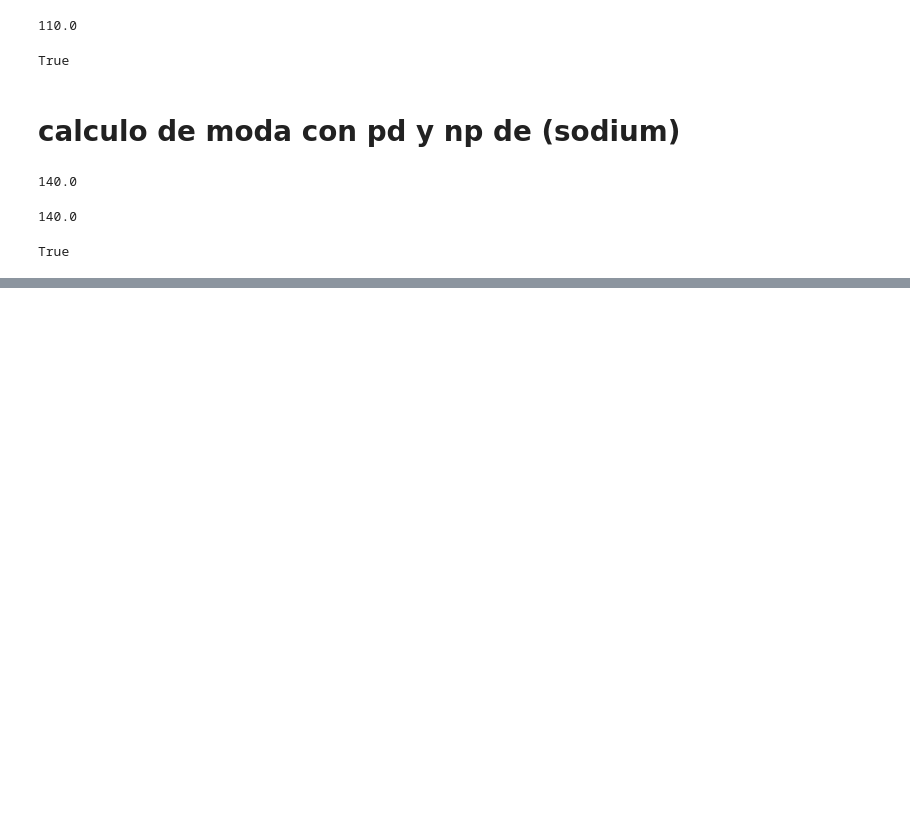
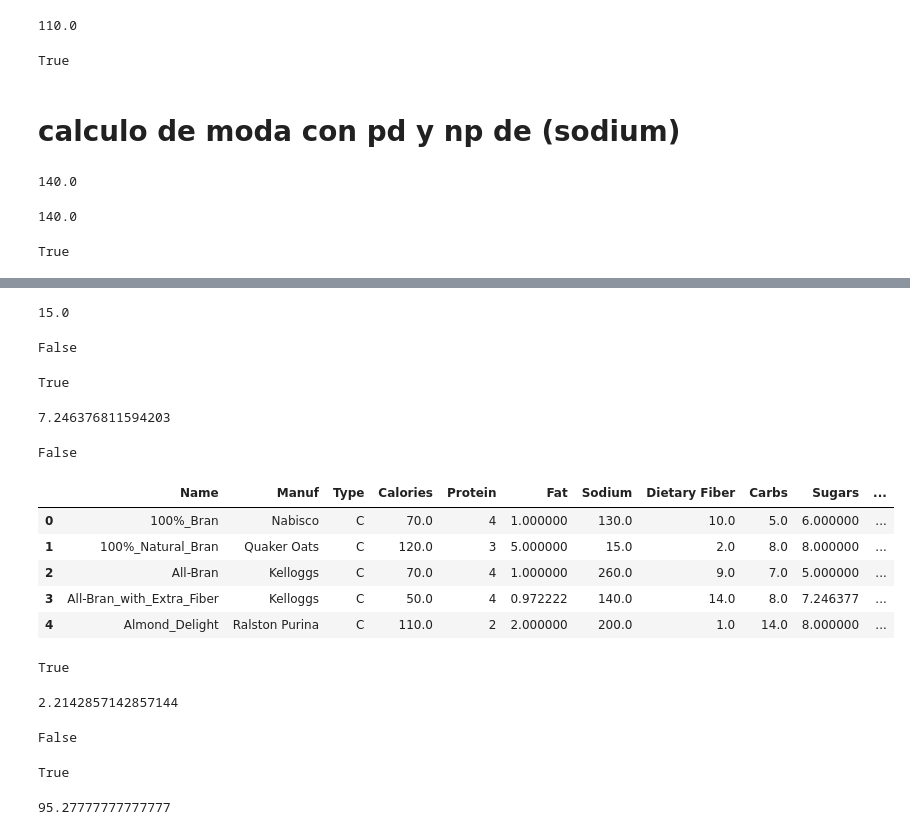
Before and after one commit to Kevin12-0/python-practics, a Jupyter notebook: ejecicios/notebook.ipynb, the cells around one changed output, grey strips where cells are left out. Cells and saved outputs as stored; diff of their text form; code cells hidden in the pictures; blank space fills up the shorter version.

```diff
--- a/ejecicios/notebook.ipynb
+++ b/ejecicios/notebook.ipynb
@@ -328,0 +430,56 @@ True
+# %%
+media_carbs = DFCereal['Carbs'].mean()
+media_carbs
+# %% [output]
+15.0
+# %%
+DFCereal["Carbs"] = DFCereal["Carbs"].fillna(media_carbs)
+DFCereal["Carbs"].isnull().any()
+# %% [output]
+False
+# %%
+DFCereal["Sugars"].isnull().any()
+# %% [output]
+True
+# %%
+media_sugars = DFCereal['Sugars'].mean()
+media_sugars
+# %% [output]
+7.246376811594203
+# %%
+DFCereal["Sugars"] = DFCereal["Sugars"].fillna(media_sugars)
+DFCereal["Sugars"].isnull().any()
+# %% [output]
+False
+# %%
+DFCereal.head()
+# %% [output]
+|  | Name | Manuf | Type | Calories | Protein | Fat | Sodium | Dietary Fiber | Carbs | Sugars | ... |
+| 0 | 100%_Bran | Nabisco | C | 70.0 | 4 | 1.000000 | 130.0 | 10.0 | 5.0 | 6.000000 | ... |
+| 1 | 100%_Natural_Bran | Quaker Oats | C | 120.0 | 3 | 5.000000 | 15.0 | 2.0 | 8.0 | 8.000000 | ... |
+| 2 | All-Bran | Kelloggs | C | 70.0 | 4 | 1.000000 | 260.0 | 9.0 | 7.0 | 5.000000 | ... |
+| 3 | All-Bran_with_Extra_Fiber | Kelloggs | C | 50.0 | 4 | 0.972222 | 140.0 | 14.0 | 8.0 | 7.246377 | ... |
+| 4 | Almond_Delight | Ralston Purina | C | 110.0 | 2 | 2.000000 | 200.0 | 1.0 | 14.0 | 8.000000 | ... |
+# %%
+DFCereal["Display Shelf"].isnull().any()
+# %% [output]
+True
+# %%
+media_shelf = DFCereal["Display Shelf"].mean()
+media_shelf
+# %% [output]
+2.2142857142857144
+# %%
+DFCereal["Display Shelf"] = DFCereal["Display Shelf"].fillna(media_shelf)
+DFCereal["Display Shelf"].isnull().any()
+# %% [output]
+False
+# %%
+DFCereal["Potass"].isnull().any()
+# %% [output]
+True
+# %%
+media_potass = DFCereal['Potass'].mean()
+media_potass
+# %% [output]
+95.27777777777777
```
Also changed, not shown: parts of 26 cells of this notebook.
